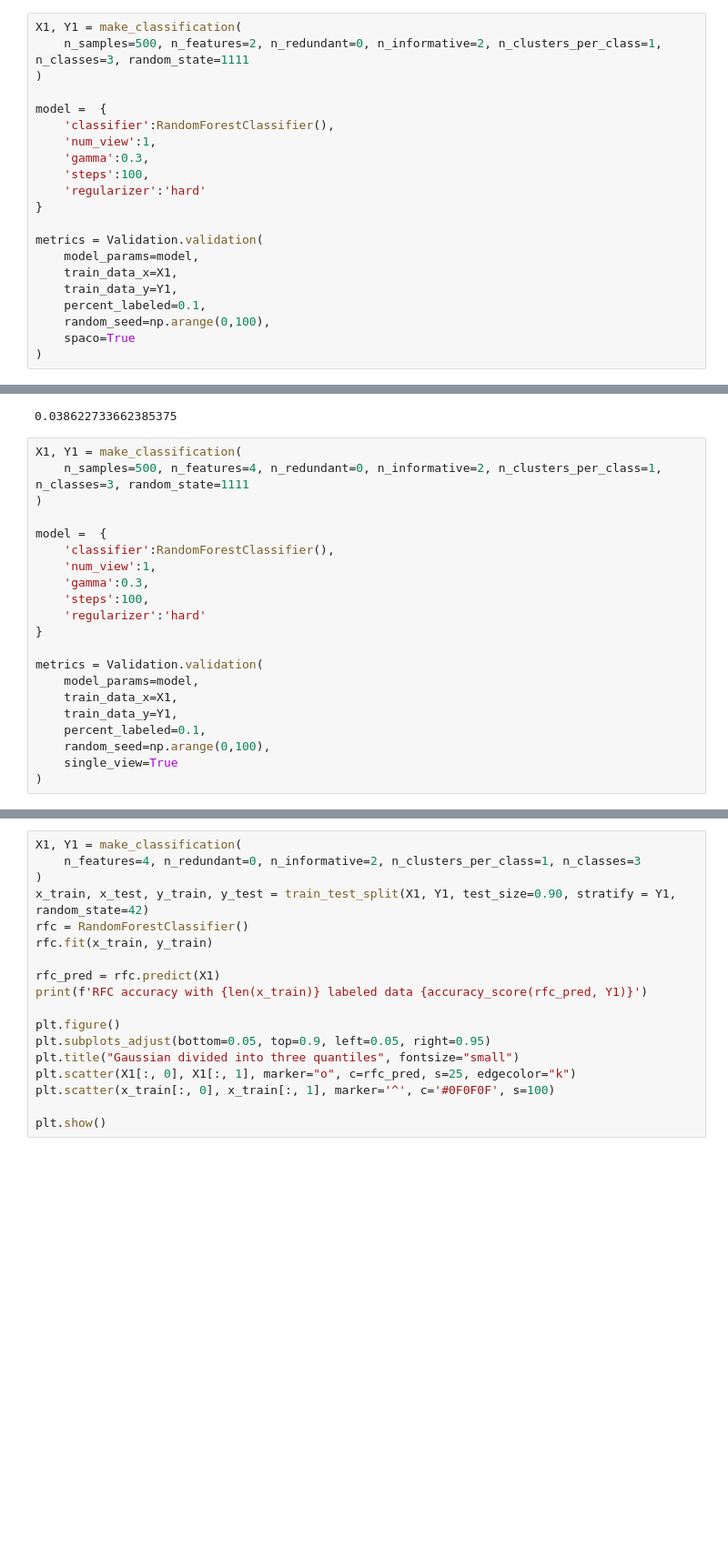
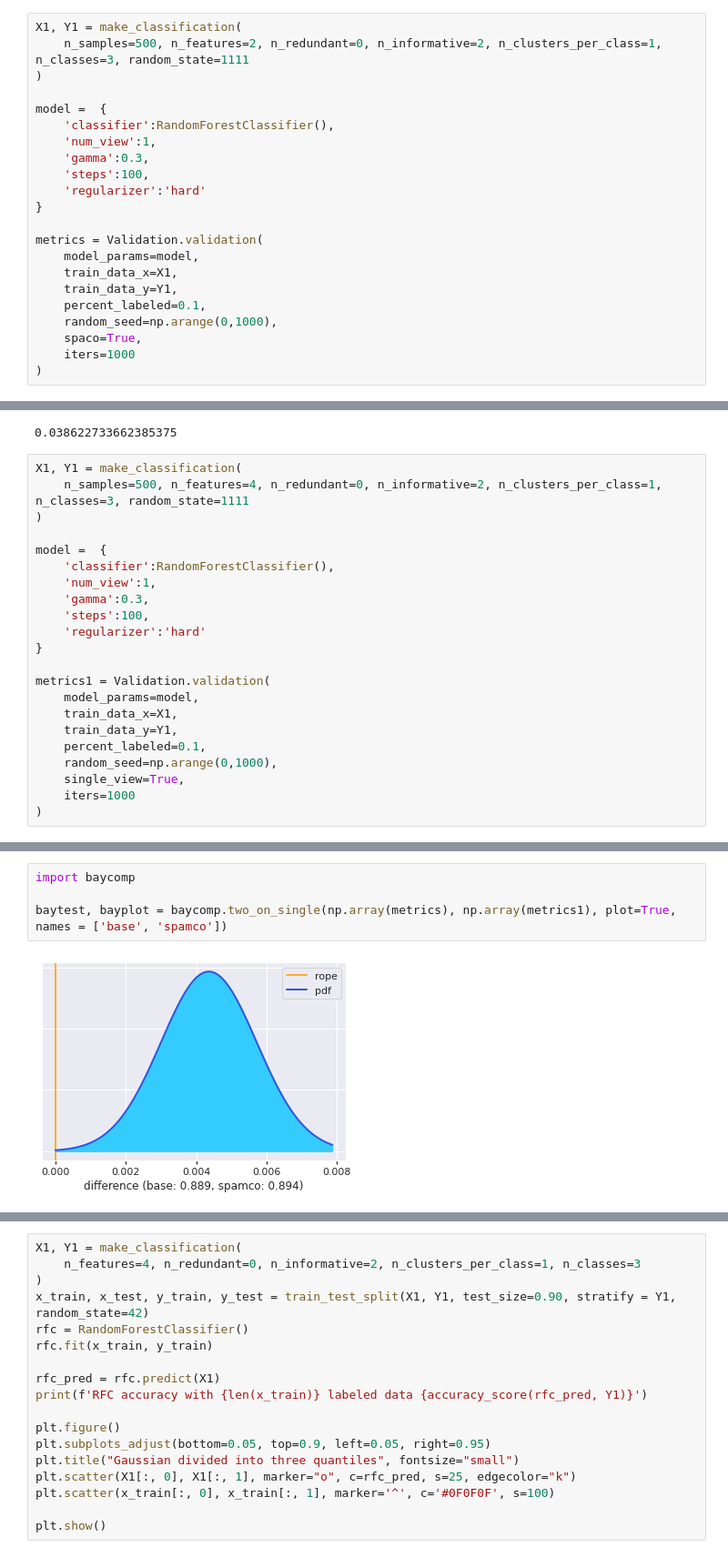
Before and after one commit to patrickboswell/MLA, a Jupyter notebook: MultilabelClassificationToyExample.ipynb, the cells around one changed output, grey strips where cells are left out. Shown at 91% size. Saved outputs shown, nothing was run; the diff lists cells and outputs as text; blank space fills up the shorter version.

Commit message:
Tested baycomp

```diff
--- a/MultilabelClassificationToyExample.ipynb
+++ b/MultilabelClassificationToyExample.ipynb
@@ -330,8 +354,9 @@ metrics = Validation.validation(
     train_data_x=X1,
     train_data_y=Y1,
     percent_labeled=0.1,
-    random_seed=np.arange(0,100),
-    spaco=True
+    random_seed=np.arange(0,1000),
+    spaco=True,
+    iters=1000
 )
 # %%
 np.mean(metrics)
@@ -354,12 +379,13 @@ model =  {
     'regularizer':'hard'
 }
 
-metrics = Validation.validation(
+metrics1 = Validation.validation(
     model_params=model,
     train_data_x=X1,
     train_data_y=Y1,
     percent_labeled=0.1,
-    random_seed=np.arange(0,100),
-    single_view=True
+    random_seed=np.arange(0,1000),
+    single_view=True,
+    iters=1000
 )
 # %%
@@ -372,0 +395,6 @@ np.std(metrics)
+# %%
+import baycomp
+
+baytest, bayplot = baycomp.two_on_single(np.array(metrics), np.array(metrics1), plot=True, names = ['base', 'spamco'])
+# %% [output]
+[figure, added]
```
Also changed, not shown: parts of 8 cells of this notebook.
